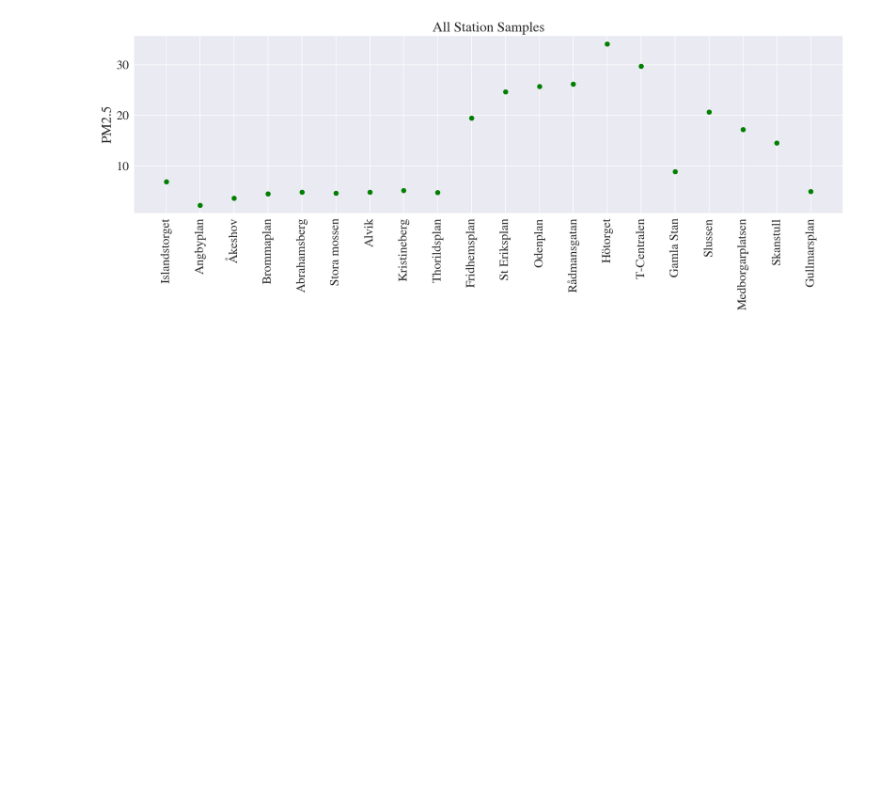
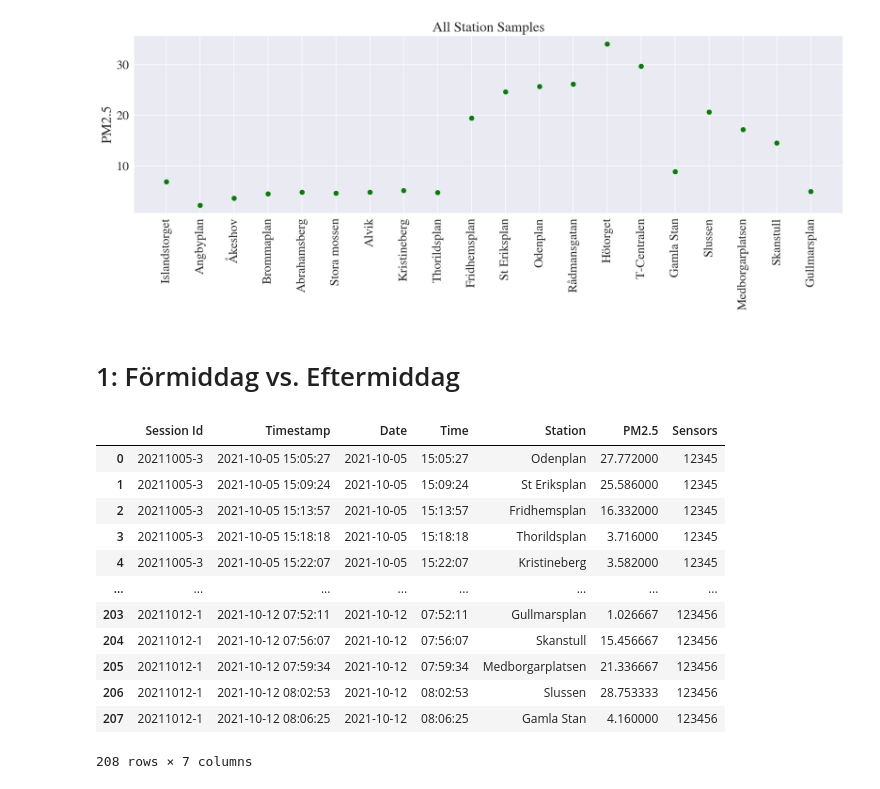
Before and after one commit to aliceheiman/air-pollution-stockholm-subway, a Jupyter notebook: algorithm1.ipynb, the cells around one changed output. Saved outputs shown, nothing was run; the diff lists cells and outputs as text; code cells hidden in the pictures; blank space fills up the shorter version.

```diff
--- a/algorithm1.ipynb
+++ b/algorithm1.ipynb
@@ -285,0 +273,2 @@ plt.show()
+# %% [markdown]
+# 1: Förmiddag vs. Eftermiddag
@@ -285,0 +278,16 @@ plt.show()
+# %%
+df
+# %% [output]
+|  | Session Id | Timestamp | Date | Time | Station | PM2.5 | Sensors |
+| 0 | 20211005-3 | 2021-10-05 15:05:27 | 2021-10-05 | 15:05:27 | Odenplan | 27.772000 | 12345 |
+| 1 | 20211005-3 | 2021-10-05 15:09:24 | 2021-10-05 | 15:09:24 | St Eriksplan | 25.586000 | 12345 |
+| 2 | 20211005-3 | 2021-10-05 15:13:57 | 2021-10-05 | 15:13:57 | Fridhemsplan | 16.332000 | 12345 |
+| 3 | 20211005-3 | 2021-10-05 15:18:18 | 2021-10-05 | 15:18:18 | Thorildsplan | 3.716000 | 12345 |
+| 4 | 20211005-3 | 2021-10-05 15:22:07 | 2021-10-05 | 15:22:07 | Kristineberg | 3.582000 | 12345 |
+| ... | ... | ... | ... | ... | ... | ... | ... |
+| 203 | 20211012-1 | 2021-10-12 07:52:11 | 2021-10-12 | 07:52:11 | Gullmarsplan | 1.026667 | 123456 |
+| 204 | 20211012-1 | 2021-10-12 07:56:07 | 2021-10-12 | 07:56:07 | Skanstull | 15.456667 | 123456 |
+| 205 | 20211012-1 | 2021-10-12 07:59:34 | 2021-10-12 | 07:59:34 | Medborgarplatsen | 21.336667 | 123456 |
+| 206 | 20211012-1 | 2021-10-12 08:02:53 | 2021-10-12 | 08:02:53 | Slussen | 28.753333 | 123456 |
+| 207 | 20211012-1 | 2021-10-12 08:06:25 | 2021-10-12 | 08:06:25 | Gamla Stan | 4.160000 | 123456 |
+208 rows × 7 columns
```
Also changed, not shown: parts of 5 cells of this notebook, 8 other files.
